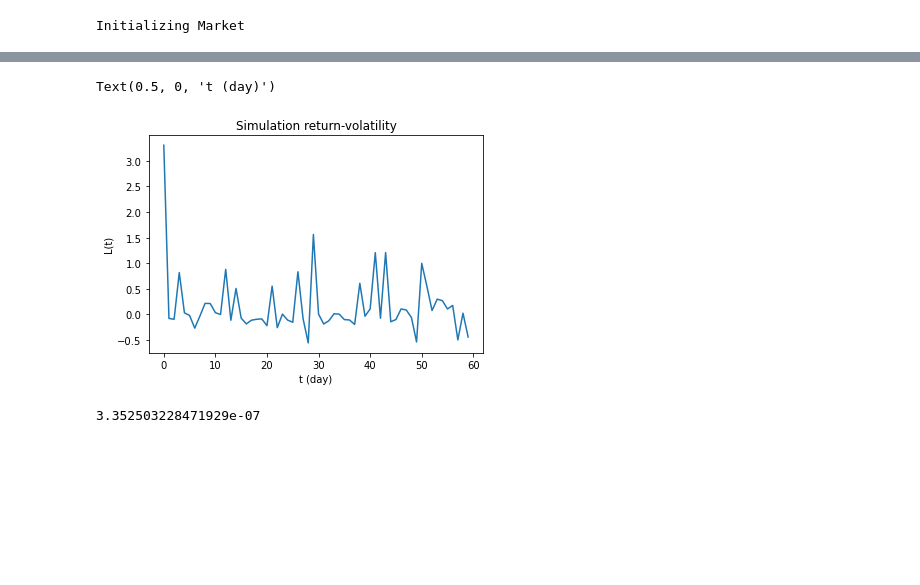
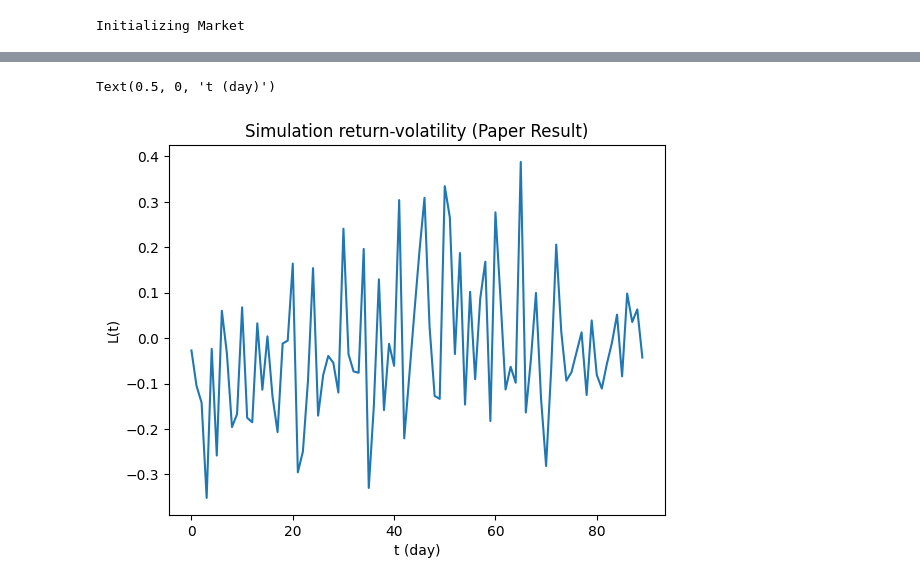
Before and after one commit to Cfckoh/485FinancialProject, a Jupyter notebook: model_example.ipynb, the cells around one changed output, grey strips where cells are left out. Cells and saved outputs as stored; diff of their text form; code cells hidden in the pictures; blank space fills up the shorter version.

```diff
--- a/model_example.ipynb
+++ b/model_example.ipynb
@@ -22,14 +11,14 @@ TODOs to investigate
 # %%
 N = 10000 # 100 is pretty small
-alpha = 1.01 # determined from data
+alpha = 0.25 # determined from data
 p = 0.0154 # fixed value used determined by another paper
-M = 100 # supposedly any value 50-500 is fine
-delta_R = 3 # value used in paper can also be determined from data
+M = 50 # supposedly any value 50-500 is fine
+delta_R = 4 # value used in paper can also be determined from data
 t_end = 100
 c = 1/80
 
 market = Market(N,alpha, p, M,t_end, delta_R)
-#market = Market(N, alpha,p,M,t_end,c=c,asymmetric_preference=True)
+#market = Market(N, alpha,p, M, t_end, c=c, asymmetric_preference=True)
 # %% [output]
 Initializing Market
 # %%
@@ -52,17 +41,12 @@ plt.plot(market.herding_hist)
 # %%
-t_end = 60
+t_end = 90
 ret_vol_cor=np.zeros(t_end)
 for i in range(t_end):
     ret_vol_cor[i] = utility.calc_L(utility.calc_normalized_return(market.return_hist),i)
-    #ret_vol_cor[i] = utility.calc_L(market.return_hist,i)
 plt.plot(ret_vol_cor)
-plt.title("Simulation return-volatility")
+plt.title("Simulation return-volatility (Paper Result)")
 plt.ylabel("L(t)")
 plt.xlabel("t (day)")
 # %% [output]
 Text(0.5, 0, 't (day)')
-[figure, old version]
+[figure, new version]
-# %%
-np.mean(ret_vol_cor)
-# %% [output]
-3.352503228471929e-07
```
Also changed, not shown: parts of 9 cells of this notebook, 2 other files.
